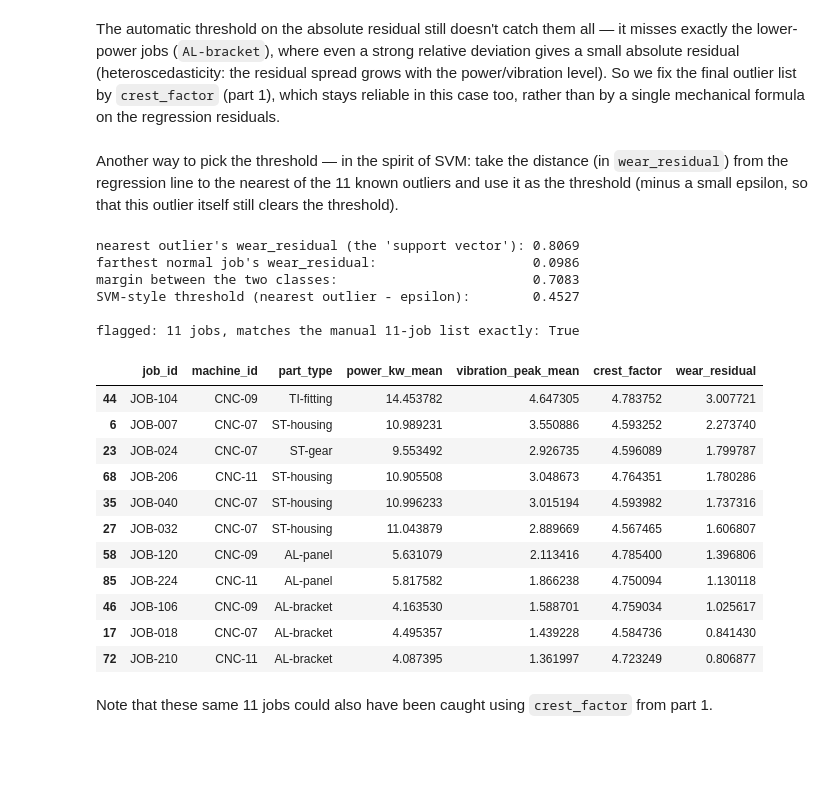
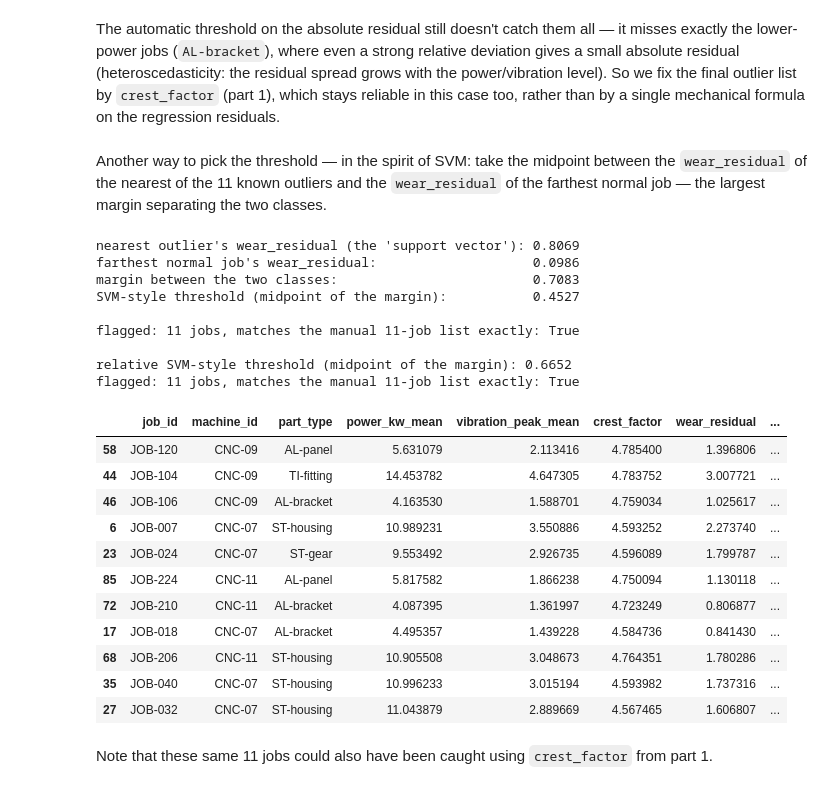
Before and after one commit to wowone/job-forgewright, a Jupyter notebook: src/solution.ipynb, the cells around one changed output. Saved outputs shown, nothing was run; the diff lists cells and outputs as text; code cells hidden in the pictures; blank space fills up the shorter version.

```diff
--- a/src/solution.ipynb
+++ b/src/solution.ipynb
@@ -10,9 +13,9 @@ import numpy as np
 import matplotlib.pyplot as plt
 from matplotlib.lines import Line2D
 
-power = pd.read_csv('~/projects/job-forgewright/data/power.csv')
-vibration = pd.read_csv('~/projects/job-forgewright/data/vibration.csv')
-log = pd.read_csv('~/projects/job-forgewright/data/production_log.csv')
+power = pd.read_csv('~/projects/forgewright/data/power.csv')
+vibration = pd.read_csv('~/projects/forgewright/data/vibration.csv')
+log = pd.read_csv('~/projects/forgewright/data/production_log.csv')
 
 power['timestamp'] = pd.to_datetime(power['timestamp'])
 vibration['timestamp'] = pd.to_datetime(vibration['timestamp'])
@@ -536,10 +542,9 @@ grows with the power/vibration level). So we fix the final outlier list by
 `crest_factor` (part 1), which stays reliable in this case too, rather than by a single
 mechanical formula on the regression residuals.
 # %% [markdown]
-Another way to pick the threshold — in the spirit of SVM: take the distance (in
-`wear_residual`) from the regression line to the nearest of the 11 known outliers and
-use it as the threshold (minus a small epsilon, so that this outlier itself still
-clears the threshold).
+Another way to pick the threshold — in the spirit of SVM: take the midpoint between the
+`wear_residual` of the nearest of the 11 known outliers and the `wear_residual` of the
+farthest normal job — the largest margin separating the two classes.
 # %%
 nearest_outlier_residual = df.loc[df['is_outlier'], 'wear_residual'].min()
 farthest_normal_residual = df.loc[~df['is_outlier'], 'wear_residual'].max()
@@ -550,33 +555,53 @@ svm_flagged = set(df.loc[df['wear_residual'] > svm_style_threshold, 'job_id'])
 print(f"nearest outlier's wear_residual (the 'support vector'): {nearest_outlier_residual:.4f}")
 print(f"farthest normal job's wear_residual:                    {farthest_normal_residual:.4f}")
 print(f"margin between the two classes:                         {nearest_outlier_residual - farthest_normal_residual:.4f}")
-print(f"SVM-style threshold (nearest outlier - epsilon):        {svm_style_threshold:.4f}")
+print(f"SVM-style threshold (midpoint of the margin):           {svm_style_threshold:.4f}")
 print()
 print(f"flagged: {len(svm_flagged)} jobs, matches the manual {len(outlier_ids)}-job list exactly: {svm_flagged == outlier_ids}")
+
+# Same idea, but relative to the predicted value instead of an absolute amount of g --
+# this is what analyze.py actually uses as wear_score, since the absolute version's
+# scale grows with power (see the Otsu threshold above missing JOB-210).
+predicted_clean = slope_clean * df['power_kw_mean'] + intercept_clean
+df['wear_residual_rel'] = df['wear_residual'] / predicted_clean
+
+nearest_outlier_residual_rel = df.loc[df['is_outlier'], 'wear_residual_rel'].min()
+farthest_normal_residual_rel = df.loc[~df['is_outlier'], 'wear_residual_rel'].max()
+svm_style_threshold_rel = (nearest_outlier_residual_rel + farthest_normal_residual_rel) / 2
+
+rel_flagged = set(df.loc[df['wear_residual_rel'] > svm_style_threshold_rel, 'job_id'])
+
+print()
+print(f"relative SVM-style threshold (midpoint of the margin): {svm_style_threshold_rel:.4f}")
+print(f"flagged: {len(rel_flagged)} jobs, matches the manual {len(outlier_ids)}-job list exactly: {rel_flagged == outlier_ids}")
 # %% [output]
 nearest outlier's wear_residual (the 'support vector'): 0.8069
 farthest normal job's wear_residual:                    0.0986
 margin between the two classes:                         0.7083
-SVM-style threshold (nearest outlier - epsilon):        0.4527
+SVM-style threshold (midpoint of the margin):           0.4527
 
 flagged: 11 jobs, matches the manual 11-job list exactly: True
+
+relative SVM-style threshold (midpoint of the margin): 0.6652
+flagged: 11 jobs, matches the manual 11-job list exactly: True
 # %%
 df[df['is_outlier']][
-    ['job_id', 'machine_id', 'part_type', 'power_kw_mean', 'vibration_peak_mean', 'crest_factor', 'wear_residual']
-].sort_values('wear_residual', ascending=False)
+    ['job_id', 'machine_id', 'part_type', 'power_kw_mean', 'vibration_peak_mean',
+     'crest_factor', 'wear_residual', 'wear_residual_rel']
+].sort_values('wear_residual_rel', ascending=False)
 # %% [output]
-|  | job_id | machine_id | part_type | power_kw_mean | vibration_peak_mean | crest_factor | wear_residual |
-| 44 | JOB-104 | CNC-09 | TI-fitting | 14.453782 | 4.647305 | 4.783752 | 3.007721 |
-| 6 | JOB-007 | CNC-07 | ST-housing | 10.989231 | 3.550886 | 4.593252 | 2.273740 |
-| 23 | JOB-024 | CNC-07 | ST-gear | 9.553492 | 2.926735 | 4.596089 | 1.799787 |
-| 68 | JOB-206 | CNC-11 | ST-housing | 10.905508 | 3.048673 | 4.764351 | 1.780286 |
-| 35 | JOB-040 | CNC-07 | ST-housing | 10.996233 | 3.015194 | 4.593982 | 1.737316 |
-| 27 | JOB-032 | CNC-07 | ST-housing | 11.043879 | 2.889669 | 4.567465 | 1.606807 |
-| 58 | JOB-120 | CNC-09 | AL-panel | 5.631079 | 2.113416 | 4.785400 | 1.396806 |
-| 85 | JOB-224 | CNC-11 | AL-panel | 5.817582 | 1.866238 | 4.750094 | 1.130118 |
-| 46 | JOB-106 | CNC-09 | AL-bracket | 4.163530 | 1.588701 | 4.759034 | 1.025617 |
-| 17 | JOB-018 | CNC-07 | AL-bracket | 4.495357 | 1.439228 | 4.584736 | 0.841430 |
-| 72 | JOB-210 | CNC-11 | AL-bracket | 4.087395 | 1.361997 | 4.723249 | 0.806877 |
+|  | job_id | machine_id | part_type | power_kw_mean | vibration_peak_mean | crest_factor | wear_residual | ... |
+| 58 | JOB-120 | CNC-09 | AL-panel | 5.631079 | 2.113416 | 4.785400 | 1.396806 | ... |
+| 44 | JOB-104 | CNC-09 | TI-fitting | 14.453782 | 4.647305 | 4.783752 | 3.007721 | ... |
+| 46 | JOB-106 | CNC-09 | AL-bracket | 4.163530 | 1.588701 | 4.759034 | 1.025617 | ... |
+| 6 | JOB-007 | CNC-07 | ST-housing | 10.989231 | 3.550886 | 4.593252 | 2.273740 | ... |
+| 23 | JOB-024 | CNC-07 | ST-gear | 9.553492 | 2.926735 | 4.596089 | 1.799787 | ... |
+| 85 | JOB-224 | CNC-11 | AL-panel | 5.817582 | 1.866238 | 4.750094 | 1.130118 | ... |
+| 72 | JOB-210 | CNC-11 | AL-bracket | 4.087395 | 1.361997 | 4.723249 | 0.806877 | ... |
+| 17 | JOB-018 | CNC-07 | AL-bracket | 4.495357 | 1.439228 | 4.584736 | 0.841430 | ... |
+| 68 | JOB-206 | CNC-11 | ST-housing | 10.905508 | 3.048673 | 4.764351 | 1.780286 | ... |
+| 35 | JOB-040 | CNC-07 | ST-housing | 10.996233 | 3.015194 | 4.593982 | 1.737316 | ... |
+| 27 | JOB-032 | CNC-07 | ST-housing | 11.043879 | 2.889669 | 4.567465 | 1.606807 | ... |
 # %% [markdown]
 Note that these same 11 jobs could also have been caught using `crest_factor` from
 part 1.
```
Also changed, not shown: parts of 5 cells of this notebook, 1 other file.
